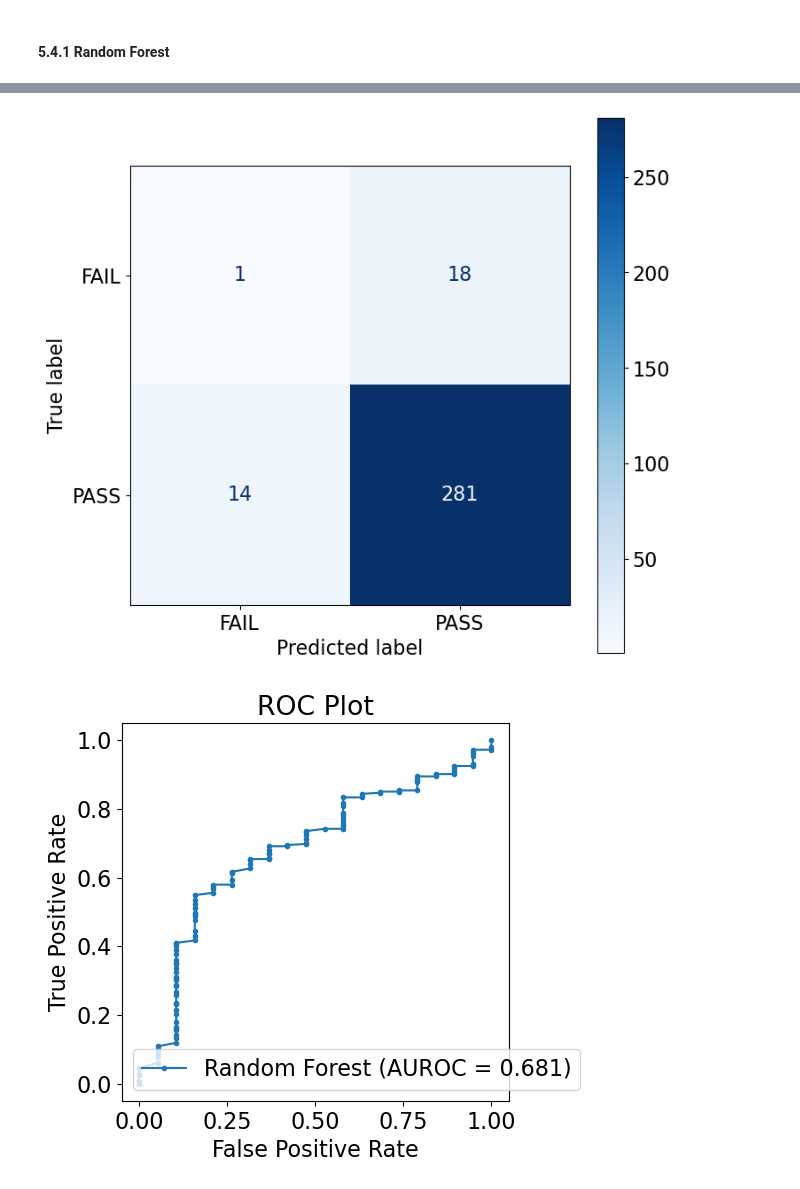
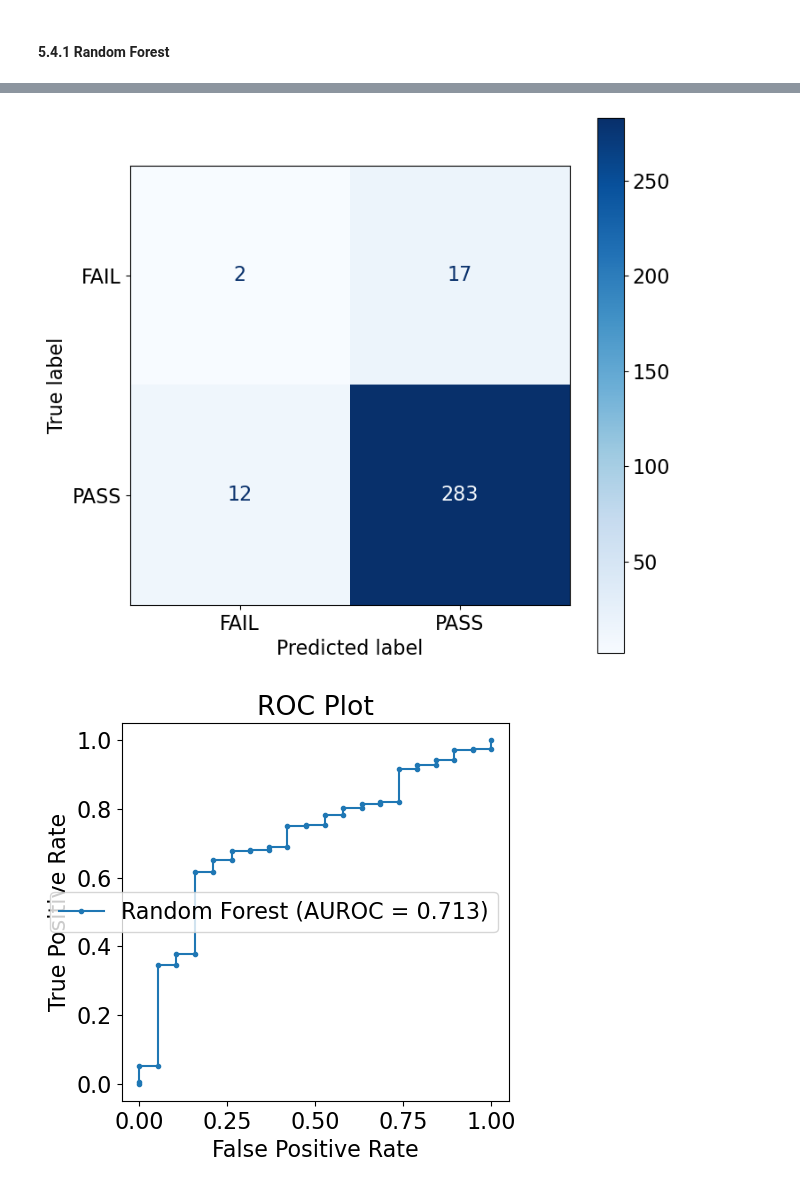
Before and after one commit to Landschy/datamining-htw, a Jupyter notebook: scripts/Behzad.ipynb, the cells around one changed output, grey strips where cells are left out. Saved outputs shown, nothing was run; the diff lists cells and outputs as text; code cells hidden in the pictures.

```diff
--- a/scripts/Behzad.ipynb
+++ b/scripts/Behzad.ipynb
@@ -898,7 +899,7 @@ X_test = Outlier(X_test,'NaN')
 Number of Outliers :  1478
 # %%
 # Missing Value imputation
-X_test.iloc[:,:] = pd.DataFrame(MissingValueImputation(X_test,'MICE'))
+X_test.iloc[:,:] = pd.DataFrame(MissingValueImputation(X_test,'KNN'))
 # %%
 # Feature selection
 X_test = X_test.filter(final_features)
@@ -955,11 +925,0 @@ print(random_grid)
-# %%
-# Use the random grid to search for best hyperparameters
-# First create the base model to tune
-rf = RandomForestClassifier()
-# Random search of parameters, using 3 fold cross validation,
-# search across 100 different combinations, and use all available cores
-rf_random = RandomizedSearchCV(estimator = rf, param_distributions = random_grid, n_iter = 100, cv = 3, verbose=2, random_state=42, n_jobs = -1)
-# Fit the random search model
-rf_random.fit(X_resampled, y_resampled)
-
-rf_random.best_estimator_
@@ -969,0 +926,13 @@ RandomForestClassifier(bootstrap=False, class_weight='balanced_subsample',
+# %%
+# A parameter grid for XGBoost
+params = {
+    "learning_rate"    : [ 0.10, 0.20, 1.0] ,
+    "max_depth"        : [ 10, 12, 15, 20],
+    "min_child_weight" : [ 0.5, 1, 2 ],
+    "gamma"            : [ 0.1, 0.2 , 0.3, 0.4, 0.5, 1.0 ],
+    "colsample_bytree" : [ 0.7, 0.8]
+}
+# %%
+xgb = XGBClassifier()
+grid_search = GridSearchCV(xgb, param_grid=params, scoring='f1_macro', cv=3, verbose=1)
+grid_search.fit(X_resampled, y_resampled)
@@ -1033,6 +1055,5 @@ def run_ML_process(X, y, X_test, y_test, clf):
 # %% [markdown]
 #### 5.4.1 Random Forest
 # %%
-# Random Forest modelstClass
-run_ML_process(X_resampled, y_resampled, X_test, y_test, rf_random.best_estimator_)
+run_ML_process(X_resampled, y_resampled, X_test, y_test, grid_search.best_estimator_)
 # %% [output]
@@ -1051,2 +1083,2 @@ Area under ROC: AUROC = 0.681
-[figure, old version]
+[figure, new version]
-[figure, old version]
+[figure, new version]
```
Also changed, not shown: parts of 31 cells of this notebook.
